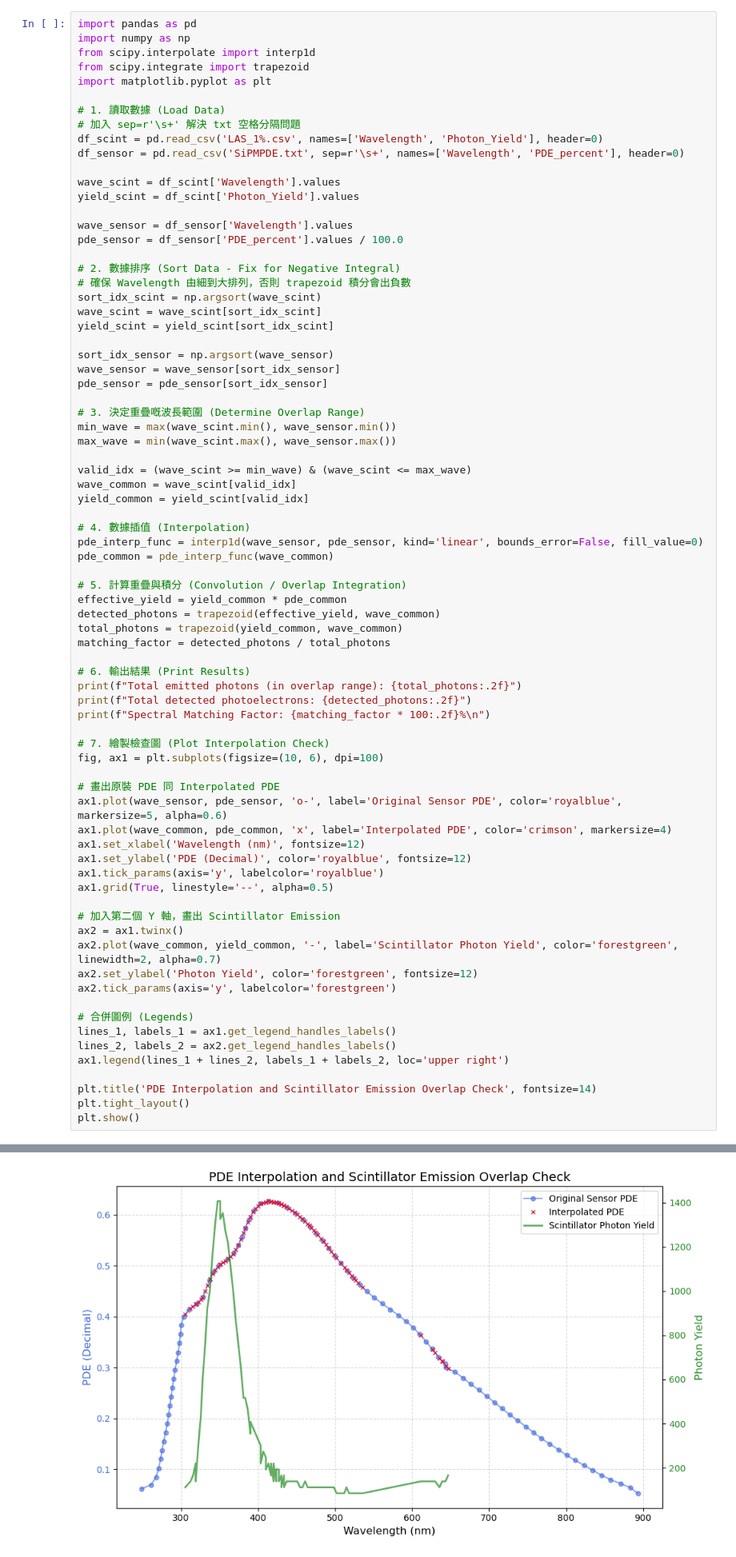
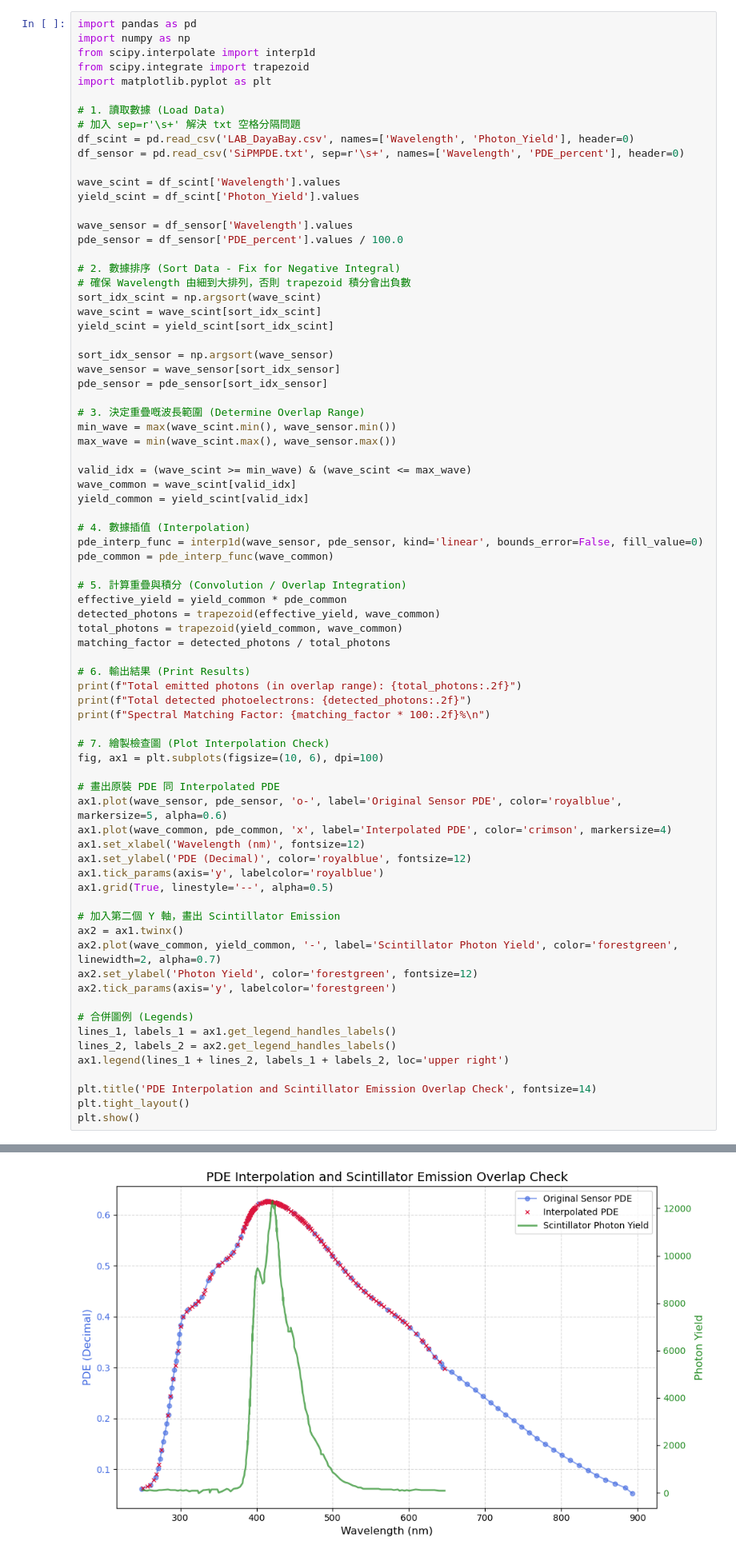
Before and after one commit to keiyinau/Geant4_Flexible, a Jupyter notebook: Geant4/src/DataFile/Liquid_scintillator/PDE_computation.ipynb, the cells around one changed output, grey strips where cells are left out. Shown at 80% size. Drawn from its saved outputs; the diff is of its cells as text.

```diff
--- a/Geant4/src/DataFile/Liquid_scintillator/PDE_computation.ipynb
+++ b/Geant4/src/DataFile/Liquid_scintillator/PDE_computation.ipynb
@@ -7,7 +7,7 @@ import matplotlib.pyplot as plt
 
 # 1. 讀取數據 (Load Data)
 # 加入 sep=r'\s+' 解決 txt 空格分隔問題
-df_scint = pd.read_csv('LAS_1%.csv', names=['Wavelength', 'Photon_Yield'], header=0)
+df_scint = pd.read_csv('LAB_DayaBay.csv', names=['Wavelength', 'Photon_Yield'], header=0)
 df_sensor = pd.read_csv('SiPMPDE.txt', sep=r'\s+', names=['Wavelength', 'PDE_percent'], header=0)
 
 wave_scint = df_scint['Wavelength'].values
@@ -81,4 +81,4 @@ Spectral Matching Factor: 50.25%
-[figure, old version]
+[figure, new version]
 # %%
 import pandas as pd
 import numpy as np
```
Also changed, not shown: parts of 2 cells of this notebook, 7 other files.
